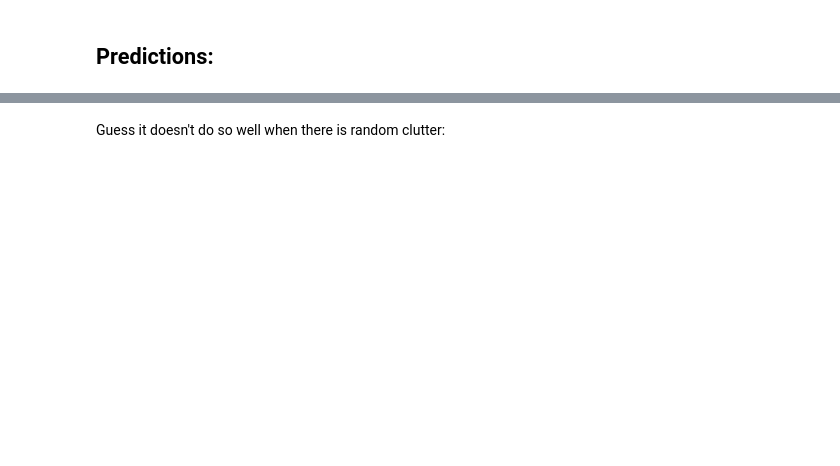
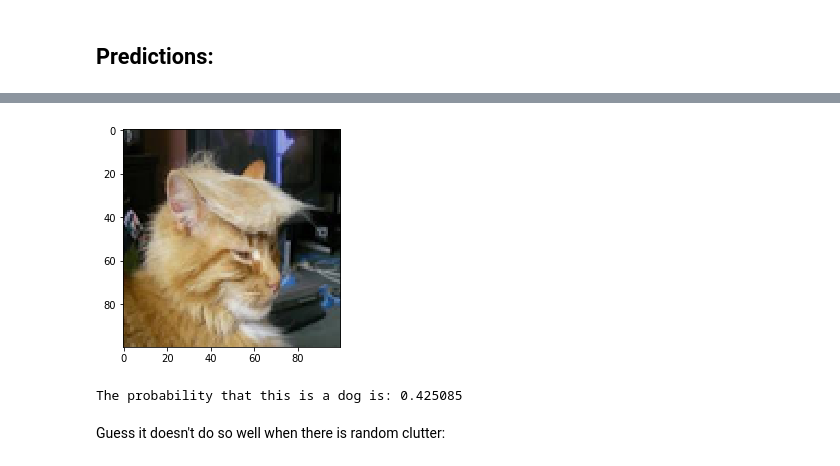
Before and after one commit to telescopeuser/deepschool.io, a Jupyter notebook: Lesson 13 - Transfer Learning - Solutions-py3-GPU.ipynb, the cells around one changed output, grey strips where cells are left out. Saved outputs shown, nothing was run; the diff lists cells and outputs as text; code cells hidden in the pictures; blank space fills up the shorter version.

```diff
--- a/Lesson 13 - Transfer Learning - Solutions-py3-GPU.ipynb
+++ b/Lesson 13 - Transfer Learning - Solutions-py3-GPU.ipynb
@@ -629,10 +631,13 @@ print('The probability that this is a doge is: ' +str(p[0][0]))
 # %%
-img = Image.open('cat.jpeg')
+img = Image.open('images/cat.jpeg')
 img = np.asarray(img.resize((img_height, img_width), Image.ANTIALIAS))/255
 plt.imshow(img)
 plt.show()
 p = combinedModel.predict(np.array([img]))
-print('The probability that this is a doge is: ' +str(p[0][0]))
+print('The probability that this is a dog is: ' +str(p[0][0]))
+# %% [output]
+[figure, added]
+The probability that this is a dog is: 0.425085
 # %% [markdown]
 Guess it doesn't do so well when there is random clutter:
 # %%
```
Also changed, not shown: parts of 17 cells of this notebook.
